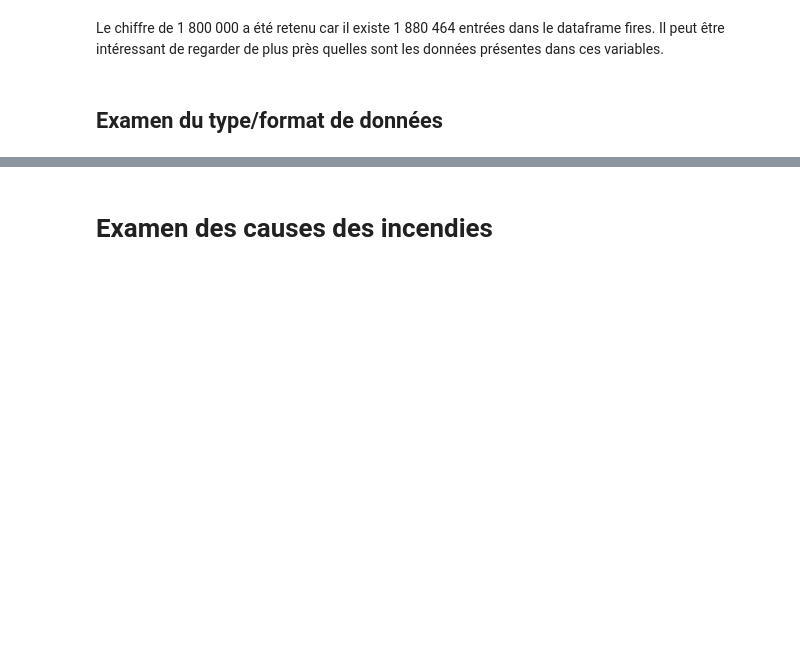
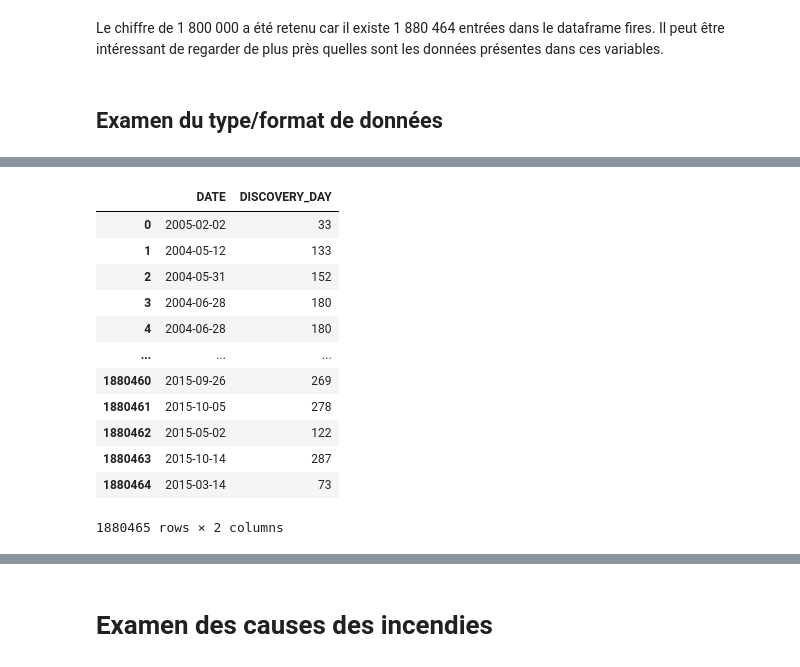
Before and after one commit to paulokmmf/Projet_DA_WILDFIRE, a Jupyter notebook: wildfire_USA.ipynb, the cells around one changed output, grey strips where cells are left out. Drawn from its saved outputs; the diff is of its cells as text; code cells hidden in the pictures; blank space fills up the shorter version.

```diff
--- a/wildfire_USA.ipynb
+++ b/wildfire_USA.ipynb
@@ -296,5 +420,12 @@ Je peux ensuite utiliser la date grégorienne pour obtenir des champs de donnée
 # %%
-# Changement du format de date
-#fires['DATE'] = pd.to_datetime(fires['DISCOVERY_DATE'] - pd.Timestamp(0).to_julian_date(), unit='D')
+# La colonne DISCOVERY_DATE n'est pas au bon format
+# Changement du format de date de DISCOVERY_DATE
+fires['DATE'] = pd.to_datetime(fires['DISCOVERY_DATE'] - pd.Timestamp(0).to_julian_date(), unit='D')
 # Vérification du format
-#print(fires['DISCOVERY_DATE'], fires['DATE'])
+print(pd.DataFrame(fires['DATE']).join(fires['FIRE_YEAR']))
+
+# La colonne CONT_DATE n'est pas au bon format
+# Changement du format de date de CONT_DATE
+fires['CONT_DATE_COR'] = pd.to_datetime(fires['CONT_DATE'] - pd.Timestamp(0).to_julian_date(), unit='D')
+# Vérification du format
+fires['CONT_DATE_COR']
@@ -304,0 +459,19 @@ Je peux ensuite utiliser la date grégorienne pour obtenir des champs de donnée
+# %%
+fires_discovery = pd.DataFrame(fires['DATE']).join(fires['DISCOVERY_DAY'])
+fires_discovery
+#group_by = fires_code_name.groupby(['FIRE_NAME'], as_index = False).value_counts()
+#group_by[group_by['count'] > 1].sort_values(by = 'count', ascending = False)
+# %% [output]
+|  | DATE | DISCOVERY_DAY |
+| 0 | 2005-02-02 | 33 |
+| 1 | 2004-05-12 | 133 |
+| 2 | 2004-05-31 | 152 |
+| 3 | 2004-06-28 | 180 |
+| 4 | 2004-06-28 | 180 |
+| ... | ... | ... |
+| 1880460 | 2015-09-26 | 269 |
+| 1880461 | 2015-10-05 | 278 |
+| 1880462 | 2015-05-02 | 122 |
+| 1880463 | 2015-10-14 | 287 |
+| 1880464 | 2015-03-14 | 73 |
+1880465 rows × 2 columns
```
Also changed, not shown: parts of 27 cells of this notebook, 3 other files.
